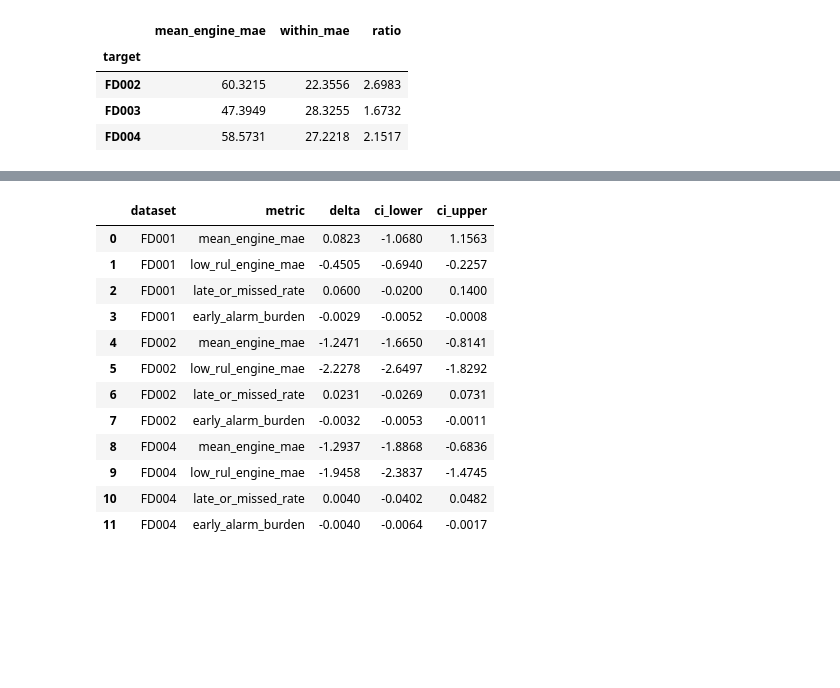
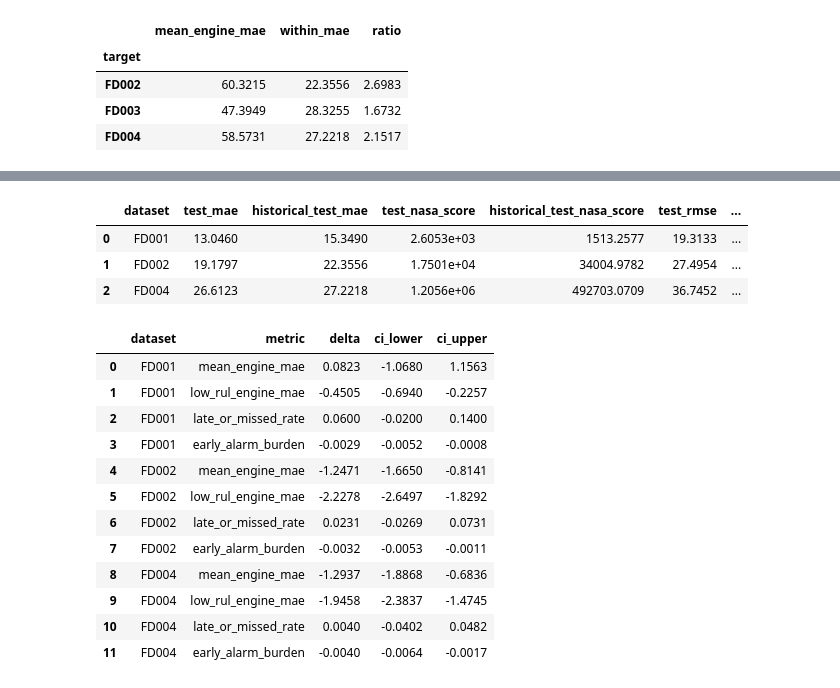
Before and after one commit to ti014/tinasa-cmapss-rul-prediction, a Jupyter notebook: notebooks/05_cross_dataset_and_improvement.ipynb, the cells around one changed output, grey strips where cells are left out. Drawn from its saved outputs; the diff is of its cells as text; code cells hidden in the pictures; blank space fills up the shorter version.

```diff
--- a/notebooks/05_cross_dataset_and_improvement.ipynb
+++ b/notebooks/05_cross_dataset_and_improvement.ipynb
@@ -237,3 +192,11 @@ Paired comparison của cả ba thí nghiệm khớp với dự đoán đã lưu
+# %%
+followup[["dataset", "test_mae", "historical_test_mae", "test_nasa_score", "historical_test_nasa_score",
+          "test_rmse", "baseline_outer_rmse", "selected_outer_rmse"]]
+# %% [output]
+|  | dataset | test_mae | historical_test_mae | test_nasa_score | historical_test_nasa_score | test_rmse | ... |
+| 0 | FD001 | 13.0460 | 15.3490 | 2.6053e+03 | 1513.2577 | 19.3133 | ... |
+| 1 | FD002 | 19.1797 | 22.3556 | 1.7501e+04 | 34004.9782 | 27.4954 | ... |
+| 2 | FD004 | 26.6123 | 27.2218 | 1.2056e+06 | 492703.0709 | 36.7452 | ... |
 # %%
 paired_followup[["dataset", "metric", "delta", "ci_lower", "ci_upper"]]
 # %% [output]
```
Also changed, not shown: parts of 25 cells of this notebook, 9 other files.
